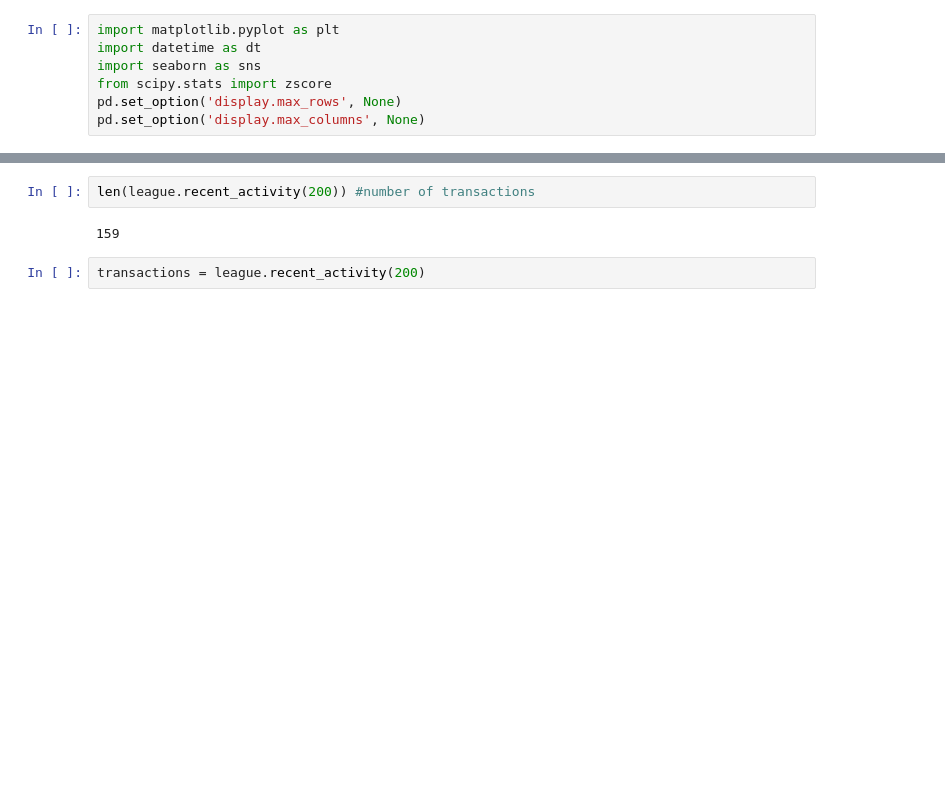
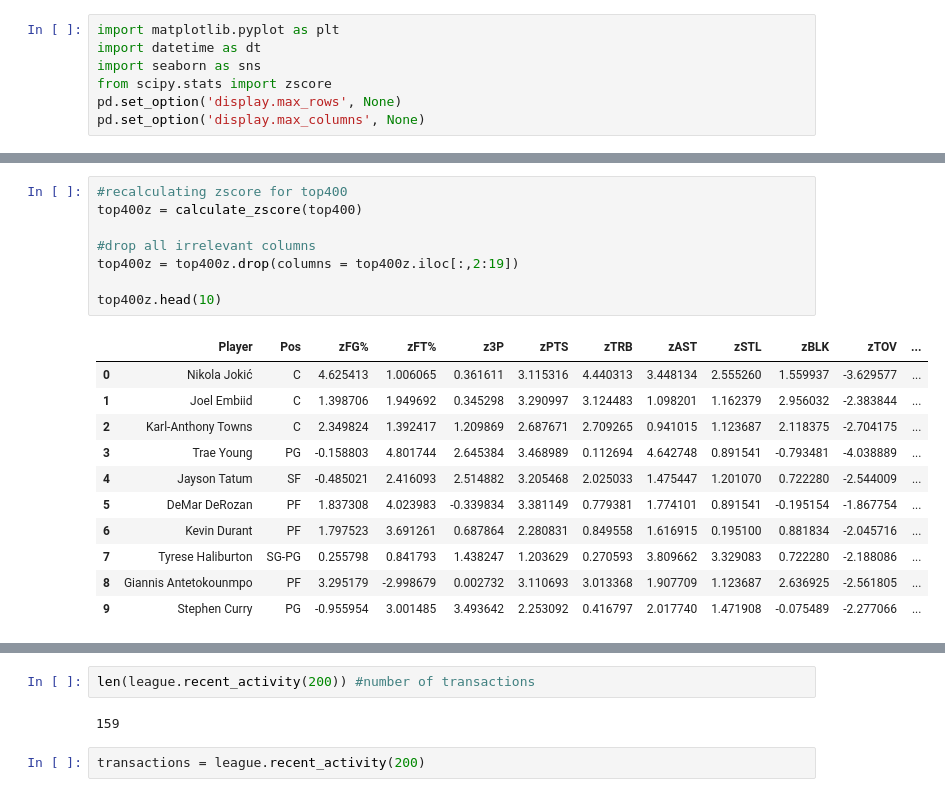
Before and after one commit to ZenHWu/Fantasy-Basketball-Attribute-Analyzer, a Jupyter notebook: FantasyBasketballAnalyzer.ipynb, the cells around one changed output, grey strips where cells are left out. Cells and saved outputs as stored; diff of their text form; blank space fills up the shorter version.

```diff
--- a/FantasyBasketballAnalyzer.ipynb
+++ b/FantasyBasketballAnalyzer.ipynb
@@ -348,0 +302,20 @@ rankings.head(9)
+# %%
+#recalculating zscore for top400
+top400z = calculate_zscore(top400)
+
+#drop all irrelevant columns
+top400z = top400z.drop(columns = top400z.iloc[:,2:19])
+
+top400z.head(10)
+# %% [output]
+|  | Player | Pos | zFG% | zFT% | z3P | zPTS | zTRB | zAST | zSTL | zBLK | zTOV | ... |
+| 0 | Nikola Jokić | C | 4.625413 | 1.006065 | 0.361611 | 3.115316 | 4.440313 | 3.448134 | 2.555260 | 1.559937 | -3.629577 | ... |
+| 1 | Joel Embiid | C | 1.398706 | 1.949692 | 0.345298 | 3.290997 | 3.124483 | 1.098201 | 1.162379 | 2.956032 | -2.383844 | ... |
+| 2 | Karl-Anthony Towns | C | 2.349824 | 1.392417 | 1.209869 | 2.687671 | 2.709265 | 0.941015 | 1.123687 | 2.118375 | -2.704175 | ... |
+| 3 | Trae Young | PG | -0.158803 | 4.801744 | 2.645384 | 3.468989 | 0.112694 | 4.642748 | 0.891541 | -0.793481 | -4.038889 | ... |
+| 4 | Jayson Tatum | SF | -0.485021 | 2.416093 | 2.514882 | 3.205468 | 2.025033 | 1.475447 | 1.201070 | 0.722280 | -2.544009 | ... |
+| 5 | DeMar DeRozan | PF | 1.837308 | 4.023983 | -0.339834 | 3.381149 | 0.779381 | 1.774101 | 0.891541 | -0.195154 | -1.867754 | ... |
+| 6 | Kevin Durant | PF | 1.797523 | 3.691261 | 0.687864 | 2.280831 | 0.849558 | 1.616915 | 0.195100 | 0.881834 | -2.045716 | ... |
+| 7 | Tyrese Haliburton | SG-PG | 0.255798 | 0.841793 | 1.438247 | 1.203629 | 0.270593 | 3.809662 | 3.329083 | 0.722280 | -2.188086 | ... |
+| 8 | Giannis Antetokounmpo | PF | 3.295179 | -2.998679 | 0.002732 | 3.110693 | 3.013368 | 1.907709 | 1.123687 | 2.636925 | -2.561805 | ... |
+| 9 | Stephen Curry | PG | -0.955954 | 3.001485 | 3.493642 | 2.253092 | 0.416797 | 2.017740 | 1.471908 | -0.075489 | -2.277066 | ... |
```
Also changed, not shown: parts of 60 cells of this notebook.
